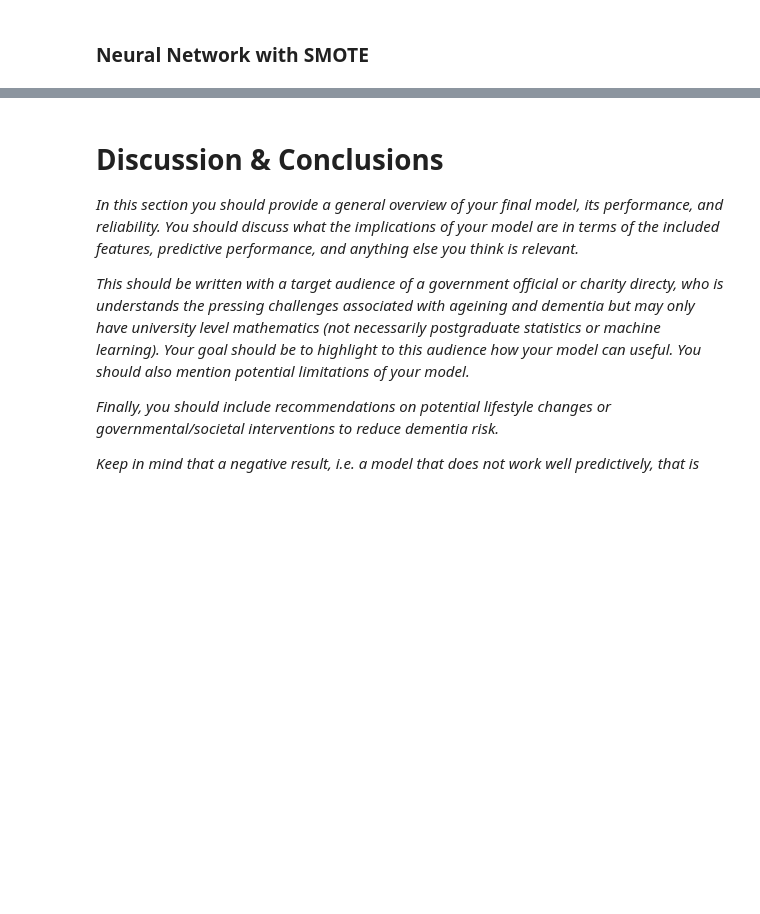
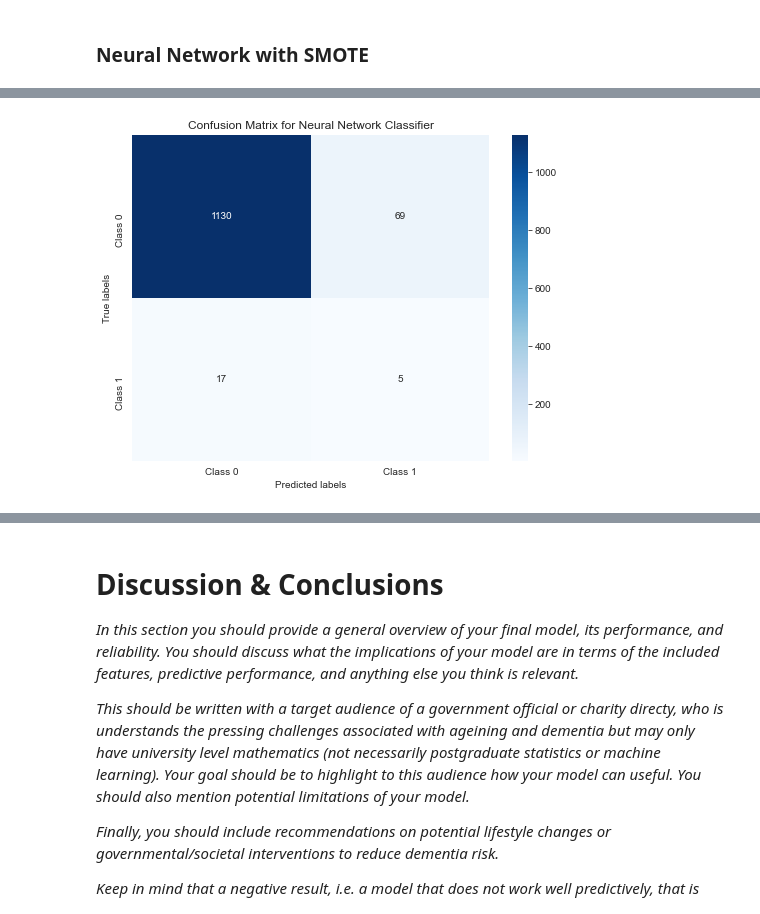
Before and after one commit to IRis0550/mlpy_2, a Jupyter notebook: project_complicated.ipynb, the cells around one changed output, grey strips where cells are left out. Saved outputs shown, nothing was run; the diff lists cells and outputs as text; code cells hidden in the pictures; blank space fills up the shorter version.

```diff
--- a/project_complicated.ipynb
+++ b/project_complicated.ipynb
@@ -637,3 +632,86 @@ weighted avg       0.97      0.73      0.83      1221
 [figure]
 # %% [markdown]
 ### Neural Network with SMOTE
+# %%
+from tensorflow.keras.models import Sequential
+from tensorflow.keras.utils import to_categorical
+from sklearn.utils import class_weight as cw
+import tensorflow as tf
+from tensorflow.keras.metrics import Precision
+from tensorflow.keras.metrics import Recall
+from tensorflow.keras.layers import Dense, Dropout
+from tensorflow.keras import backend as K
+# Define a custom loss function
+
+def weighted_binary_crossentropy(y_true, y_pred):
+    # 计算二分类的交叉熵损失
+    bce = K.binary_crossentropy(y_true, y_pred)
+    # 获取类别1的权重
+    class_weight_for_1 = 1.0  # 示例权重，根据需要调整
+    # 计算权重向量，为类别1应用更大的权重
+    weight_vector = y_true * class_weight_for_1 + (1. - y_true)
+    weighted_bce = weight_vector * bce
+    return K.mean(weighted_bce)
+
+# Calculate class weights which will be used during training
+class_weights = cw.compute_class_weight('balanced', classes=np.unique(y_train_smote), y=y_train_smote)
+class_weights_dict = {i: weight for i, weight in enumerate(class_weights)}
+
+# Neural networks expect one-hot encoded outputs for multiclass classification
+y_train_smote_one_hot = to_categorical(y_train_smote)
+y_test_hv_one_hot = to_categorical(y_test_hv)
+
+# Define a precision metric for class 1
+recall_class_1 = Recall(class_id=1)
+precision_class_1 = Precision(class_id=1)
+
+nn_classifier = Sequential([
+    Dense(128, activation='swish', input_shape=(X_train_smote.shape[1],)),
+    Dropout(0.4),
+    Dense(256, activation='swish'),
+    Dropout(0.4),
+    Dense(512, activation='swish'),
+    Dropout(0.4),
+    Dense(512, activation='swish'),
+    Dropout(0.4),
+    Dense(512, activation='swish'),
+    Dropout(0.4),
+    Dense(512, activation='swish'),
+    Dropout(0.4),
+    Dense(256, activation='swish'),
+    Dropout(0.4),
+    Dense(128, activation='swish'),
+    Dropout(0.4),
+    Dense(y_train_smote_one_hot.shape[1], activation='softmax')  # Assuming this is for a multi-class classification problem
+])
+
+# Compile the neural network with the custom precision metric for class 1
+nn_classifier.compile(optimizer='adam', loss=weighted_binary_crossentropy, metrics=[recall_class_1])
+#换成recall
+
+
+# Train the classifier on the training data, using class weights
+nn_classifier.fit(X_train_smote, y_train_smote_one_hot, epochs=10, batch_size=32, class_weight=class_weights_dict)
+# nn_classifier.fit(X_train_smote, y_train_smote_one_hot, epochs=50, batch_size=128)
+# Predict on the testing data
+y_pred_smote_nn = nn_classifier.predict(X_test_hv)
+y_pred_smote_nn_classes = y_pred_smote_nn.argmax(axis=1)  # Convert probabilities to class labels
+
+# Generate the classification report
+report_smote_nn = classification_report(y_test_hv, y_pred_smote_nn_classes)
+
+# Print the classification report
+print("Classification Report:")
+print(report_smote_nn)
+
+# Calculate the confusion matrix
+conf_matrix_nn = confusion_matrix(y_test_hv, y_pred_smote_nn_classes)
+
+# Plot the confusion matrix
+plt.figure(figsize=(8, 6))
+sns.heatmap(conf_matrix_nn, annot=True, fmt="d", cmap="Blues", xticklabels=class_labels, yticklabels=class_labels)
+plt.xlabel('Predicted labels')
+plt.ylabel('True labels')
+plt.title('Confusion Matrix for Neural Network Classifier')
+plt.show()
+# %% [output]
@@ -640,3 +735,4 @@ weighted avg       0.97      0.73      0.83      1221
+[figure, added]
 # %%
 from tensorflow.keras.models import Sequential
 from tensorflow.keras.utils import to_categorical
```
Also changed, not shown: parts of 6 cells of this notebook.
